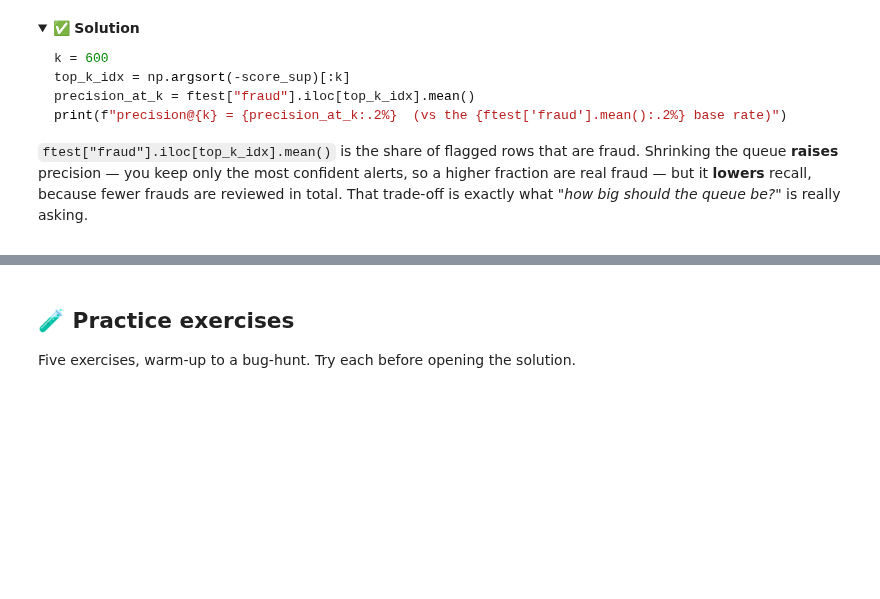
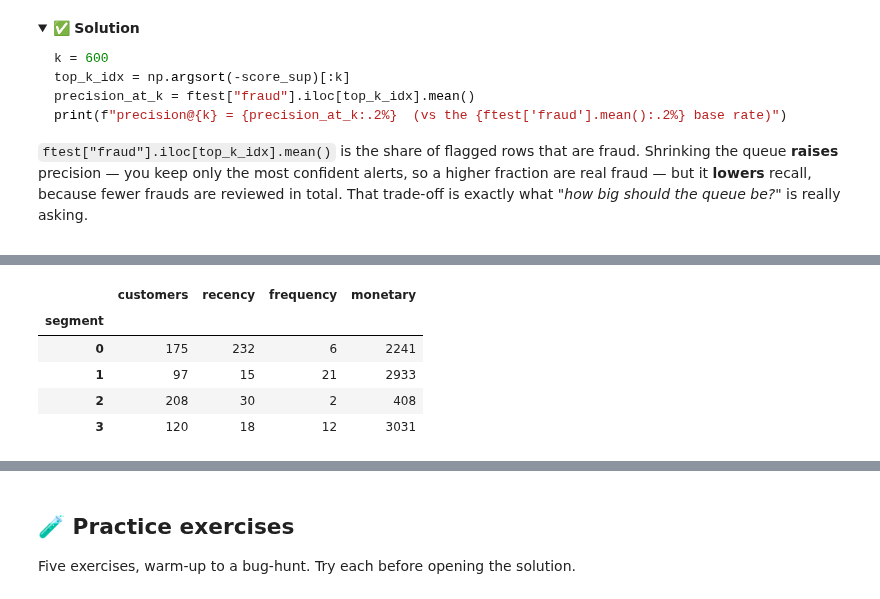
Before and after one commit to ChrisW09/Python-for-AI-Driven-Automation, a Jupyter notebook: fast_track/17_industry_applications.ipynb, the cells around one changed output, grey strips where cells are left out. Saved outputs shown, nothing was run; the diff lists cells and outputs as text; code cells hidden in the pictures; folded sections open; blank space fills up the shorter version.

```diff
--- a/fast_track/17_industry_applications.ipynb
+++ b/fast_track/17_industry_applications.ipynb
@@ -495,0 +502,35 @@ print(f"precision@{k} = {precision_at_k:.2%}  (vs the {ftest['fraud'].mean():.2%
+# %%
+from sklearn.cluster import KMeans
+from sklearn.preprocessing import StandardScaler
+
+# Three latent behaviours planted in the data; k-means must recover them blind (no labels used).
+rng = np.random.default_rng(RANDOM_STATE)
+n = 600
+kind = rng.choice(["loyal", "at_risk", "newcomer"], size=n, p=[0.35, 0.30, 0.35])
+recency   = np.where(kind == "loyal",   rng.integers(1, 30, n),
+            np.where(kind == "at_risk", rng.integers(90, 365, n), rng.integers(1, 60, n)))
+frequency = np.where(kind == "loyal",   rng.integers(8, 25, n),
+            np.where(kind == "at_risk", rng.integers(3, 10, n), rng.integers(1, 4, n)))
+monetary  = np.where(kind == "loyal",   rng.normal(3000, 600, n),
+            np.where(kind == "at_risk", rng.normal(2200, 500, n), rng.normal(400, 150, n))).clip(50)
+rfm = pd.DataFrame({"recency_days": recency, "frequency": frequency, "monetary_eur": monetary.round(0)})
+
+# ⚠️ scale BEFORE k-means, or it silently degenerates into "sort by monetary"
+X_rfm = StandardScaler().fit_transform(rfm)
+rfm["segment"] = KMeans(n_clusters=4, n_init=10, random_state=RANDOM_STATE).fit_predict(X_rfm)
+
+# Profile each cluster — the mean customer is what you *name*
+profile = (rfm.groupby("segment")
+              .agg(customers=("monetary_eur", "size"),
+                   recency=("recency_days", "mean"),
+                   frequency=("frequency", "mean"),
+                   monetary=("monetary_eur", "mean"))
+              .round(0).astype(int))
+profile
+# %% [output]
+|  | customers | recency | frequency | monetary |
+| segment |  |  |  |  |
+| 0 | 175 | 232 | 6 | 2241 |
+| 1 | 97 | 15 | 21 | 2933 |
+| 2 | 208 | 30 | 2 | 408 |
+| 3 | 120 | 18 | 12 | 3031 |
```
Also changed, not shown: parts of 5 cells of this notebook.
